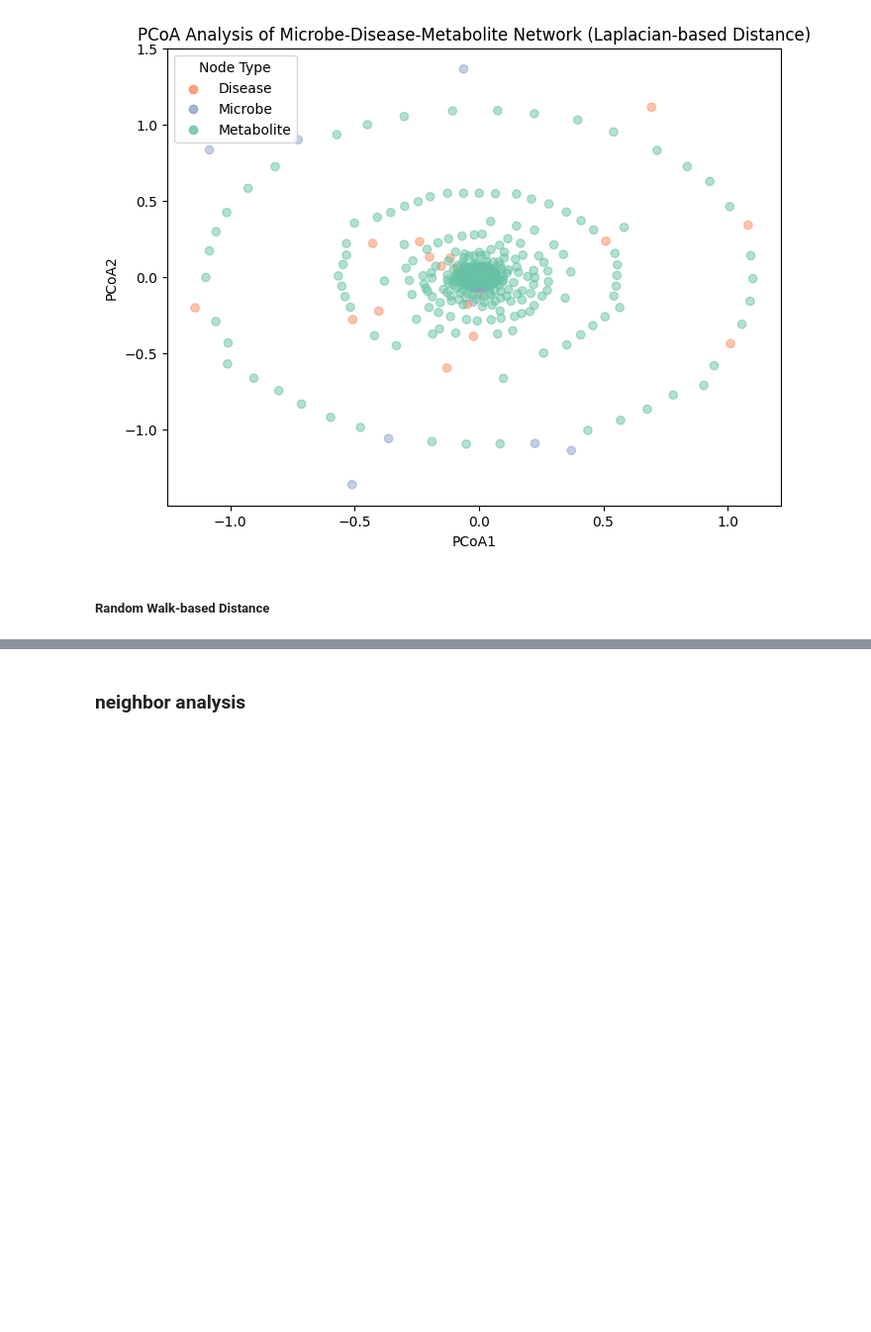
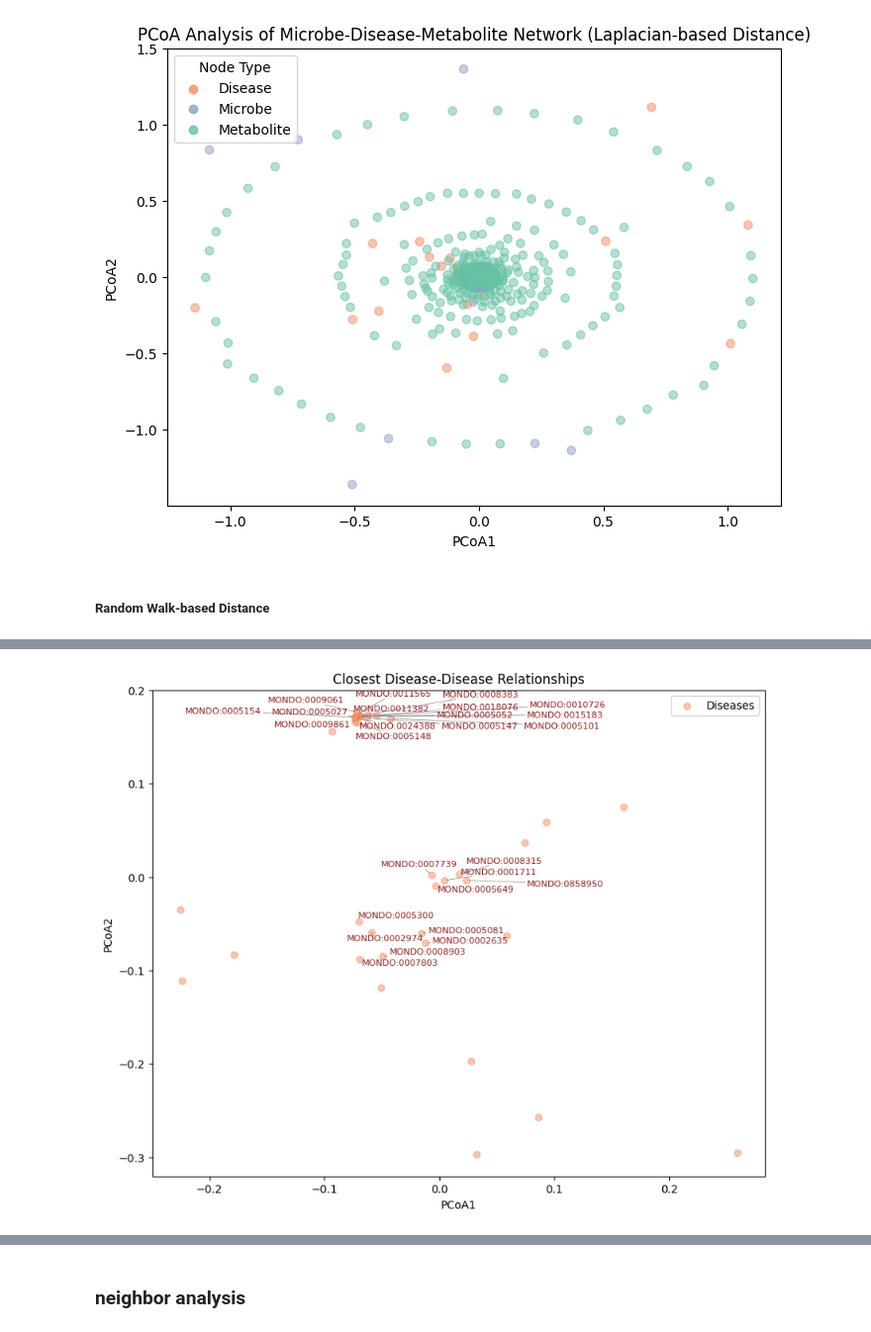
Before and after one commit to lucyzhang95/Network_Analysis, a Jupyter notebook: graph_network_analysis.ipynb, the cells around one changed output, grey strips where cells are left out. Shown at 99% size. Drawn from its saved outputs; the diff is of its cells as text; code cells hidden in the pictures; blank space fills up the shorter version.

Commit message:
update laplacian random walk analysis plots

```diff
--- a/graph_network_analysis.ipynb
+++ b/graph_network_analysis.ipynb
@@ -1508,0 +1525,7 @@ plt.show()
+# %%
+# compute pairwise distance for close distant nodes
+microbes_df = pcoa_df[pcoa_df['type'] == 'microbe'].reset_index(drop=True)
+diseases_df = pcoa_df[pcoa_df['type'] == 'disease'].reset_index(drop=True)
+metabolites_df = pcoa_df[pcoa_df['type'] == 'metabolite'].reset_index(drop=True)
+microbe_disease_distances = cdist(microbes_df[['PCoA1', 'PCoA2']], diseases_df[['PCoA1', 'PCoA2']], metric='euclidean')
+metabolite_disease_distances = cdist(metabolites_df[['PCoA1', 'PCoA2']], diseases_df[['PCoA1', 'PCoA2']], metric='euclidean')
@@ -1508,0 +1585,11 @@ plt.show()
+# %%
+disease_distances = cdist(diseases_df[['PCoA1', 'PCoA2']], diseases_df[['PCoA1', 'PCoA2']], metric='euclidean')
+closest_pairs = []
+for i in range(len(disease_distances)):
+    distances_to_others = disease_distances[i, :]
+    distances_to_others[i] = np.inf
+    closest_idx = np.argmin(distances_to_others)
+    closest_pairs.append((diseases_df.iloc[i]['node'], diseases_df.iloc[closest_idx]['node'], distances_to_others[closest_idx]))
+# %%
+closest_disease_pairs = pd.DataFrame(closest_pairs, columns=['disease1', 'disease2', 'distance']).sort_values(by='distance')
+closest_disease_pairs
@@ -1508,0 +1614,18 @@ plt.show()
+# %%
+plt.figure(figsize=(10, 8))
+plt.scatter(diseases_df['PCoA1'], diseases_df['PCoA2'], color=disease_color, label='Diseases', alpha=0.5)
+
+top_5_nodes = set(closest_disease_pairs.head(25)[['disease1', 'disease2']].values.flatten())
+texts = []
+for i, row in diseases_df.iterrows():
+    if row['node'] in top_5_nodes:
+        texts.append(plt.text(row['PCoA1'], row['PCoA2'], row['node'], fontsize=8, alpha=0.9, color='darkred'))
+adjust_text(texts, arrowprops=dict(arrowstyle='->', color='gray', lw=0.5))
+
+plt.xlabel("PCoA1")
+plt.ylabel("PCoA2")
+plt.title("Closest Disease-Disease Relationships")
+plt.legend()
+plt.show()
+# %% [output]
+[figure, added]
```
Also changed, not shown: parts of 12 cells of this notebook.
